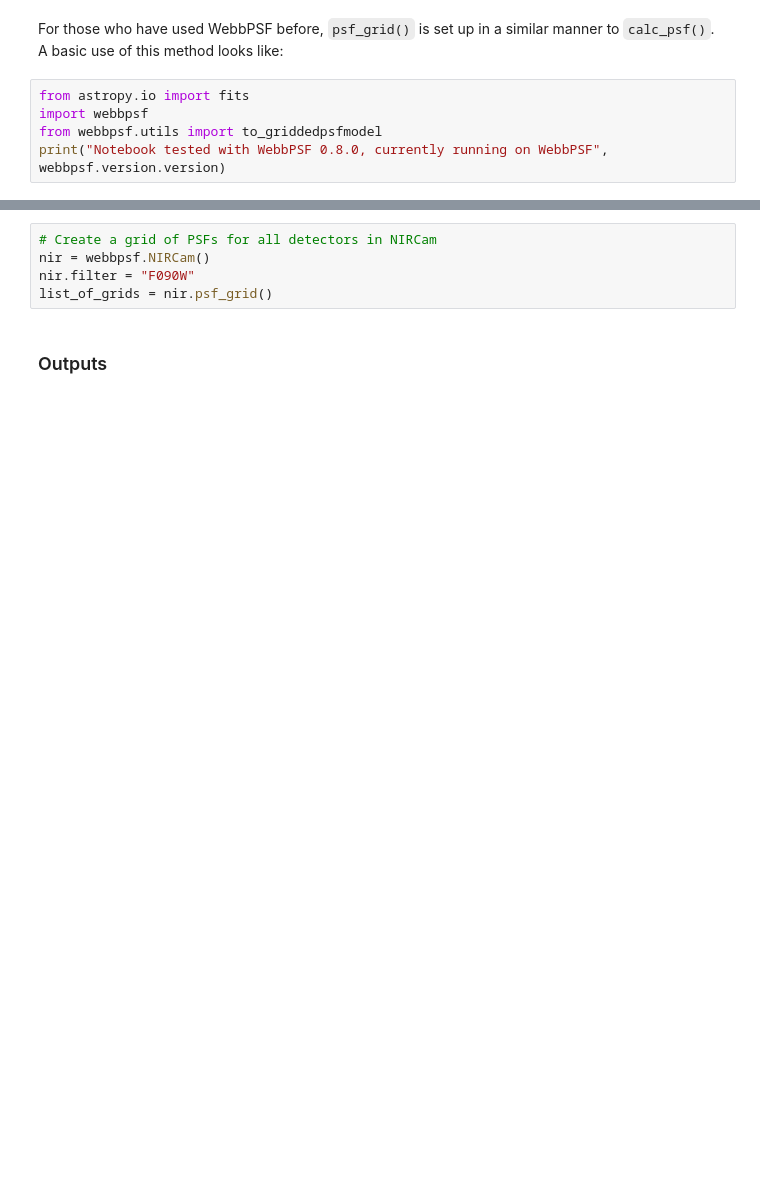
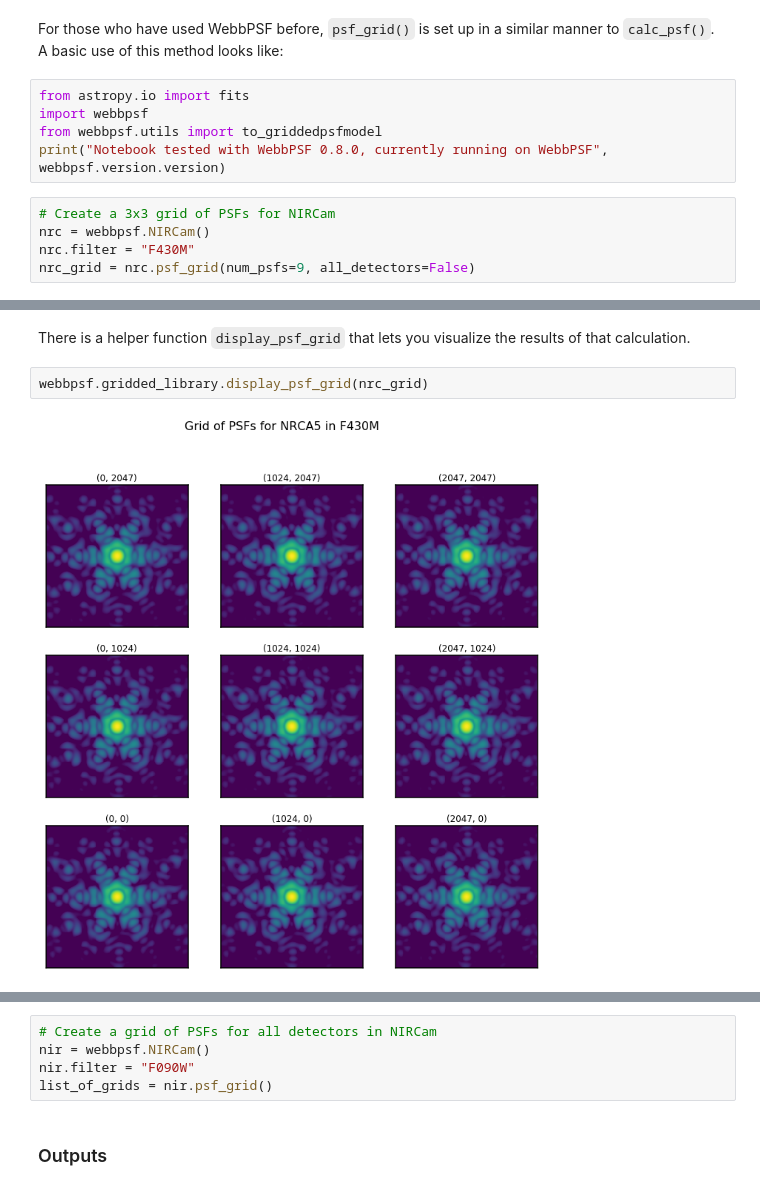
Before and after one commit to spacetelescope/webbpsf, a Jupyter notebook: notebooks/Gridded_PSF_Library.ipynb, the cells around one changed output, grey strips where cells are left out. Saved outputs shown, nothing was run; the diff lists cells and outputs as text; blank space fills up the shorter version.

Commit message:
Add display_psf_grid; small updates to psf_grid and its docs

```diff
--- a/notebooks/Gridded_PSF_Library.ipynb
+++ b/notebooks/Gridded_PSF_Library.ipynb
@@ -15,3 +17,8 @@ from astropy.io import fits
 import webbpsf
 from webbpsf.utils import to_griddedpsfmodel
 print("Notebook tested with WebbPSF 0.8.0, currently running on WebbPSF", webbpsf.version.version)
+# %%
+# Create a 3x3 grid of PSFs for NIRCam
+nrc = webbpsf.NIRCam()
+nrc.filter = "F430M"
+nrc_grid = nrc.psf_grid(num_psfs=9, all_detectors=False)
@@ -17,0 +37,6 @@ print("Notebook tested with WebbPSF 0.8.0, currently running on WebbPSF", webbps
+# %% [markdown]
+There is a helper function `display_psf_grid` that lets you visualize the results of that calculation.
+# %%
+webbpsf.gridded_library.display_psf_grid(nrc_grid)
+# %% [output]
+[figure, added]
```
Also changed, not shown: parts of 23 cells of this notebook, 6 other files.
